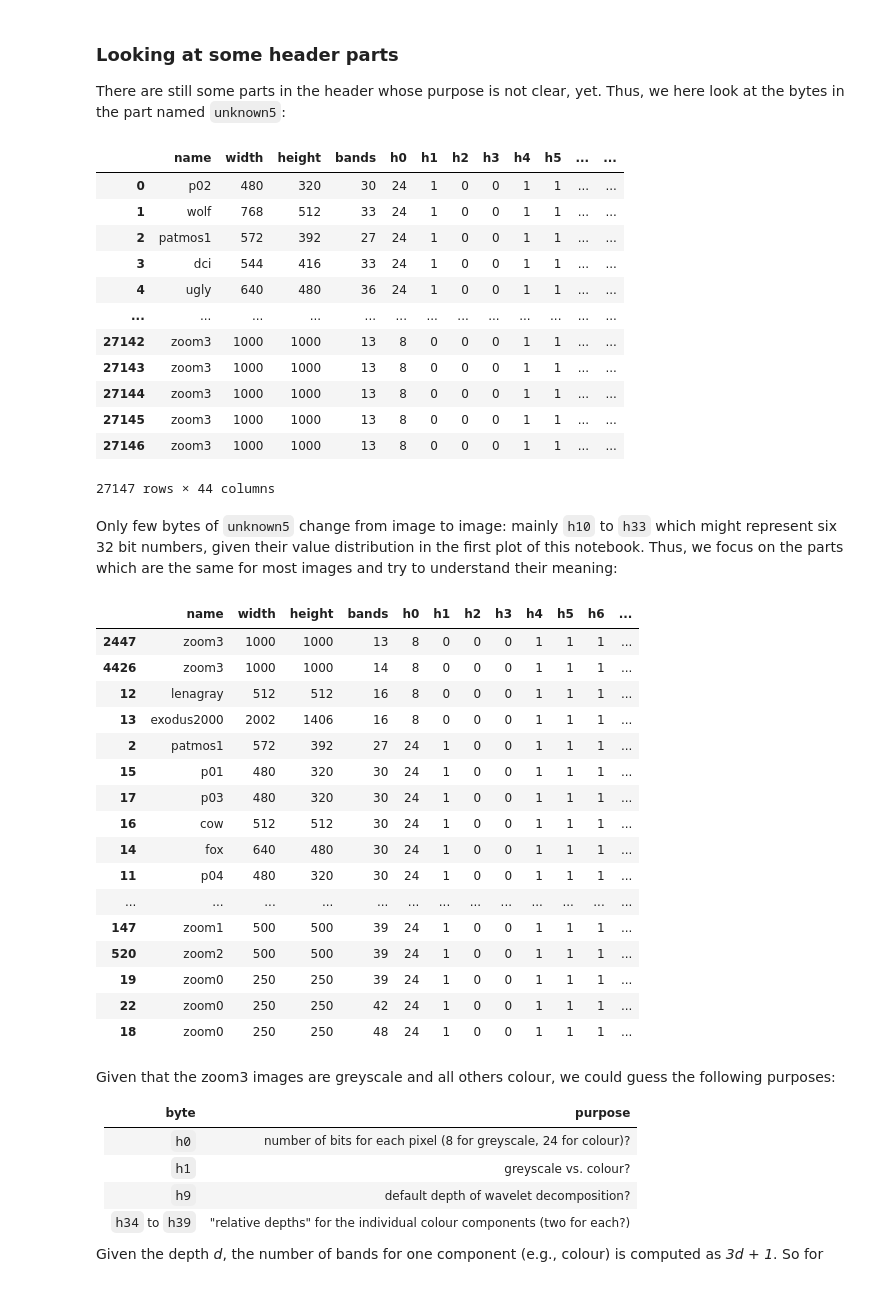
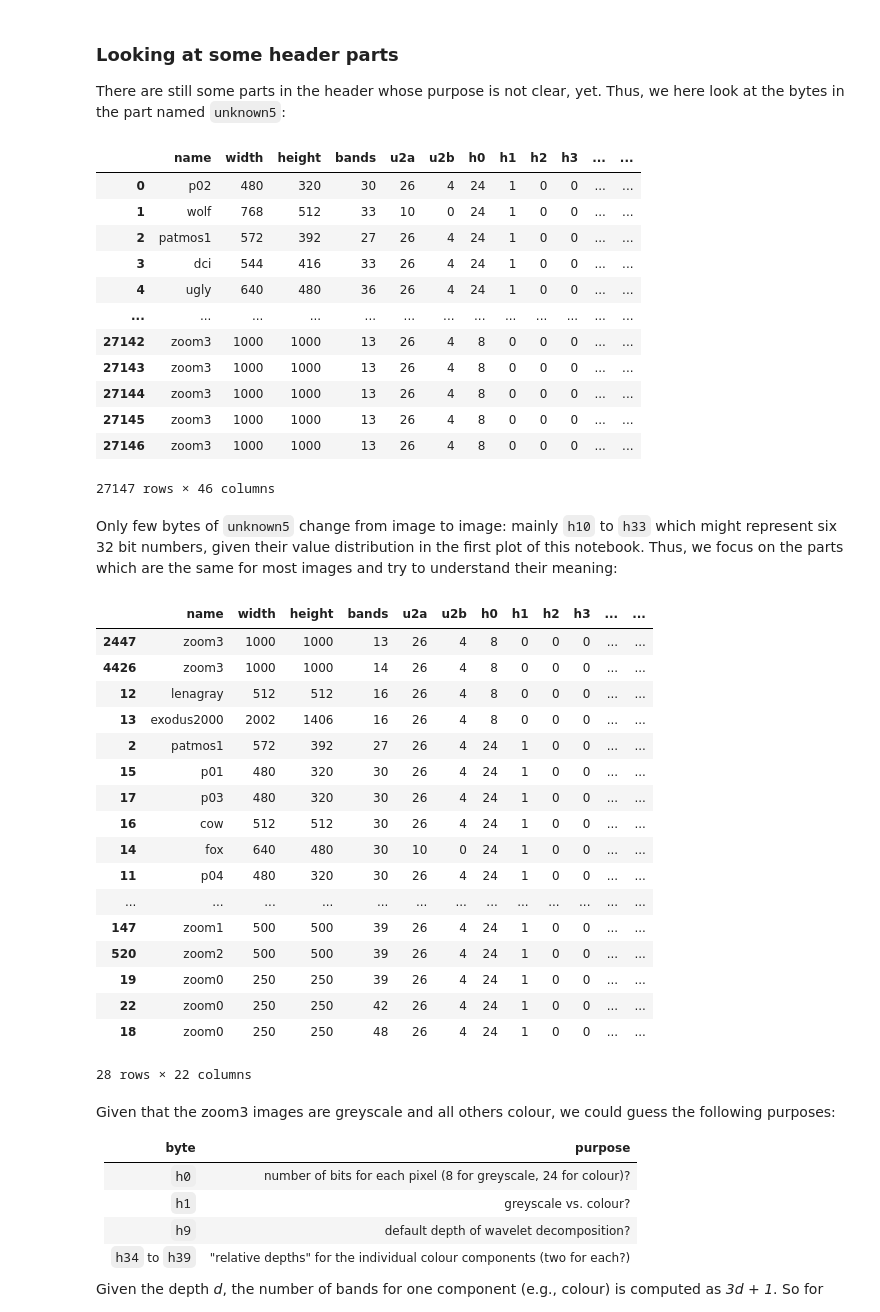
Before and after one commit to rjoberon/dsat, a Jupyter notebook: src/Cod.ipynb, the cells around one changed output. Cells and saved outputs as stored; diff of their text form; code cells hidden in the pictures.

```diff
--- a/src/Cod.ipynb
+++ b/src/Cod.ipynb
@@ -144,49 +144,51 @@ def header_stats(img):
         img.header.width,
         img.header.height,
         count_cod(img.data.planes),
+        int(img.header.unknown2[0]),
+        int(img.header.unknown2[1])
     ] + [int(i) for i in img.header.unknown5]
 
 
 def stats(name, tiles):
     return [[name] + header_stats(img) for img in tiles]
 
 
 def get_cods(path):
     if os.path.isdir(path):
         for fname in os.listdir(path):
             name, ext = os.path.splitext(fname)
             if ext == ".cod":
                 yield [name] + header_stats(Cis.from_file(os.path.join(path, fname)))
 
 
 d = Dsat.from_file("../dsatnord.mp")
 
 df = pd.DataFrame(
     [cod for cod in get_cods("../cod/")] +
     stats("zoom0", d.tiles_zoom0.tiles) +
     stats("zoom1", d.tiles_zoom1.tiles) +
     stats("zoom2", d.tiles_zoom2.tiles) +
     stats("zoom3", d.tiles_zoom3.tiles),
     columns = [
-        "name", "width", "height", "bands"
+        "name", "width", "height", "bands", "u2a", "u2b"
     ] + ["h" + str(i) for i in range(43 - 3)]
 )
 
 df
 # %% [output]
-|  | name | width | height | bands | h0 | h1 | h2 | h3 | h4 | h5 | ... | ... |
-| 0 | p02 | 480 | 320 | 30 | 24 | 1 | 0 | 0 | 1 | 1 | ... | ... |
-| 1 | wolf | 768 | 512 | 33 | 24 | 1 | 0 | 0 | 1 | 1 | ... | ... |
-| 2 | patmos1 | 572 | 392 | 27 | 24 | 1 | 0 | 0 | 1 | 1 | ... | ... |
-| 3 | dci | 544 | 416 | 33 | 24 | 1 | 0 | 0 | 1 | 1 | ... | ... |
-| 4 | ugly | 640 | 480 | 36 | 24 | 1 | 0 | 0 | 1 | 1 | ... | ... |
+|  | name | width | height | bands | u2a | u2b | h0 | h1 | h2 | h3 | ... | ... |
+| 0 | p02 | 480 | 320 | 30 | 26 | 4 | 24 | 1 | 0 | 0 | ... | ... |
+| 1 | wolf | 768 | 512 | 33 | 10 | 0 | 24 | 1 | 0 | 0 | ... | ... |
+| 2 | patmos1 | 572 | 392 | 27 | 26 | 4 | 24 | 1 | 0 | 0 | ... | ... |
+| 3 | dci | 544 | 416 | 33 | 26 | 4 | 24 | 1 | 0 | 0 | ... | ... |
+| 4 | ugly | 640 | 480 | 36 | 26 | 4 | 24 | 1 | 0 | 0 | ... | ... |
 | ... | ... | ... | ... | ... | ... | ... | ... | ... | ... | ... | ... | ... |
-| 27142 | zoom3 | 1000 | 1000 | 13 | 8 | 0 | 0 | 0 | 1 | 1 | ... | ... |
-| 27143 | zoom3 | 1000 | 1000 | 13 | 8 | 0 | 0 | 0 | 1 | 1 | ... | ... |
-| 27144 | zoom3 | 1000 | 1000 | 13 | 8 | 0 | 0 | 0 | 1 | 1 | ... | ... |
-| 27145 | zoom3 | 1000 | 1000 | 13 | 8 | 0 | 0 | 0 | 1 | 1 | ... | ... |
-| 27146 | zoom3 | 1000 | 1000 | 13 | 8 | 0 | 0 | 0 | 1 | 1 | ... | ... |
+| 27142 | zoom3 | 1000 | 1000 | 13 | 26 | 4 | 8 | 0 | 0 | 0 | ... | ... |
+| 27143 | zoom3 | 1000 | 1000 | 13 | 26 | 4 | 8 | 0 | 0 | 0 | ... | ... |
+| 27144 | zoom3 | 1000 | 1000 | 13 | 26 | 4 | 8 | 0 | 0 | 0 | ... | ... |
+| 27145 | zoom3 | 1000 | 1000 | 13 | 26 | 4 | 8 | 0 | 0 | 0 | ... | ... |
+| 27146 | zoom3 | 1000 | 1000 | 13 | 26 | 4 | 8 | 0 | 0 | 0 | ... | ... |
-27147 rows × 44 columns
+27147 rows × 46 columns
 # %% [markdown]
 Only few bytes of `unknown5` change from image to image: mainly `h10` to `h33` which might represent six 32 bit numbers, given their value distribution in the first plot of this notebook. Thus, we focus on the parts which are the same for most images and try to understand their meaning:
 # %%
@@ -200,23 +202,24 @@ dfa = df.drop(columns = [
 ]).drop_duplicates().sort_values("bands")
 dfa
 # %% [output]
-|  | name | width | height | bands | h0 | h1 | h2 | h3 | h4 | h5 | h6 | ... |
-| 2447 | zoom3 | 1000 | 1000 | 13 | 8 | 0 | 0 | 0 | 1 | 1 | 1 | ... |
-| 4426 | zoom3 | 1000 | 1000 | 14 | 8 | 0 | 0 | 0 | 1 | 1 | 1 | ... |
-| 12 | lenagray | 512 | 512 | 16 | 8 | 0 | 0 | 0 | 1 | 1 | 1 | ... |
-| 13 | exodus2000 | 2002 | 1406 | 16 | 8 | 0 | 0 | 0 | 1 | 1 | 1 | ... |
-| 2 | patmos1 | 572 | 392 | 27 | 24 | 1 | 0 | 0 | 1 | 1 | 1 | ... |
-| 15 | p01 | 480 | 320 | 30 | 24 | 1 | 0 | 0 | 1 | 1 | 1 | ... |
-| 17 | p03 | 480 | 320 | 30 | 24 | 1 | 0 | 0 | 1 | 1 | 1 | ... |
-| 16 | cow | 512 | 512 | 30 | 24 | 1 | 0 | 0 | 1 | 1 | 1 | ... |
-| 14 | fox | 640 | 480 | 30 | 24 | 1 | 0 | 0 | 1 | 1 | 1 | ... |
-| 11 | p04 | 480 | 320 | 30 | 24 | 1 | 0 | 0 | 1 | 1 | 1 | ... |
+|  | name | width | height | bands | u2a | u2b | h0 | h1 | h2 | h3 | ... | ... |
+| 2447 | zoom3 | 1000 | 1000 | 13 | 26 | 4 | 8 | 0 | 0 | 0 | ... | ... |
+| 4426 | zoom3 | 1000 | 1000 | 14 | 26 | 4 | 8 | 0 | 0 | 0 | ... | ... |
+| 12 | lenagray | 512 | 512 | 16 | 26 | 4 | 8 | 0 | 0 | 0 | ... | ... |
+| 13 | exodus2000 | 2002 | 1406 | 16 | 26 | 4 | 8 | 0 | 0 | 0 | ... | ... |
+| 2 | patmos1 | 572 | 392 | 27 | 26 | 4 | 24 | 1 | 0 | 0 | ... | ... |
+| 15 | p01 | 480 | 320 | 30 | 26 | 4 | 24 | 1 | 0 | 0 | ... | ... |
+| 17 | p03 | 480 | 320 | 30 | 26 | 4 | 24 | 1 | 0 | 0 | ... | ... |
+| 16 | cow | 512 | 512 | 30 | 26 | 4 | 24 | 1 | 0 | 0 | ... | ... |
+| 14 | fox | 640 | 480 | 30 | 10 | 0 | 24 | 1 | 0 | 0 | ... | ... |
+| 11 | p04 | 480 | 320 | 30 | 26 | 4 | 24 | 1 | 0 | 0 | ... | ... |
 | ... | ... | ... | ... | ... | ... | ... | ... | ... | ... | ... | ... | ... |
-| 147 | zoom1 | 500 | 500 | 39 | 24 | 1 | 0 | 0 | 1 | 1 | 1 | ... |
-| 520 | zoom2 | 500 | 500 | 39 | 24 | 1 | 0 | 0 | 1 | 1 | 1 | ... |
-| 19 | zoom0 | 250 | 250 | 39 | 24 | 1 | 0 | 0 | 1 | 1 | 1 | ... |
-| 22 | zoom0 | 250 | 250 | 42 | 24 | 1 | 0 | 0 | 1 | 1 | 1 | ... |
-| 18 | zoom0 | 250 | 250 | 48 | 24 | 1 | 0 | 0 | 1 | 1 | 1 | ... |
+| 147 | zoom1 | 500 | 500 | 39 | 26 | 4 | 24 | 1 | 0 | 0 | ... | ... |
+| 520 | zoom2 | 500 | 500 | 39 | 26 | 4 | 24 | 1 | 0 | 0 | ... | ... |
+| 19 | zoom0 | 250 | 250 | 39 | 26 | 4 | 24 | 1 | 0 | 0 | ... | ... |
+| 22 | zoom0 | 250 | 250 | 42 | 26 | 4 | 24 | 1 | 0 | 0 | ... | ... |
+| 18 | zoom0 | 250 | 250 | 48 | 26 | 4 | 24 | 1 | 0 | 0 | ... | ... |
+28 rows × 22 columns
 # %% [markdown]
 Given that the zoom3 images are greyscale and all others colour, we could guess the following purposes:
 
```
Also changed, not shown: parts of 1 cell of this notebook, 10 other files.
